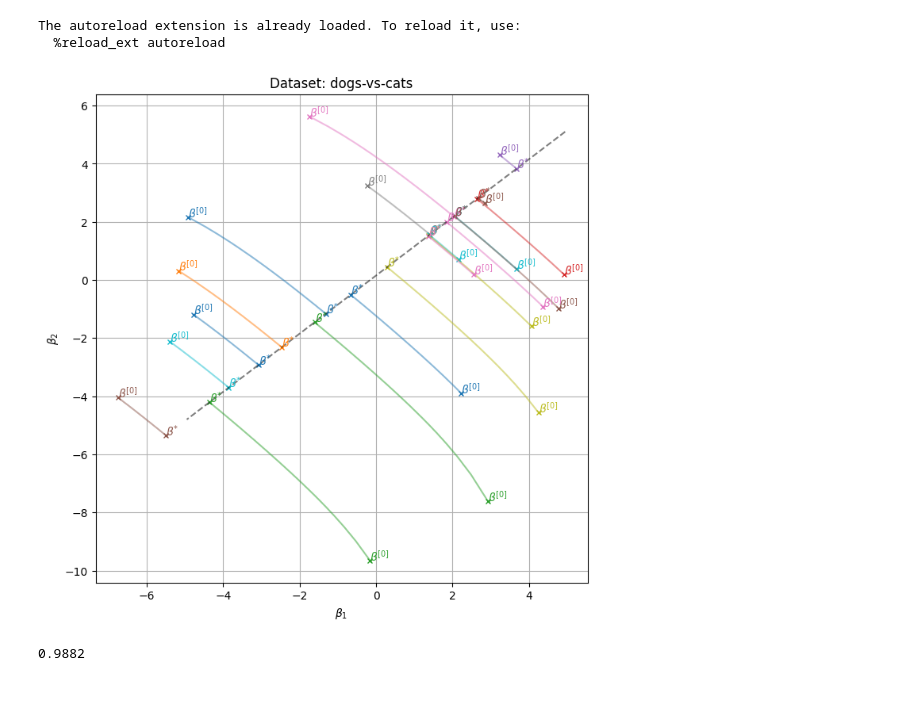
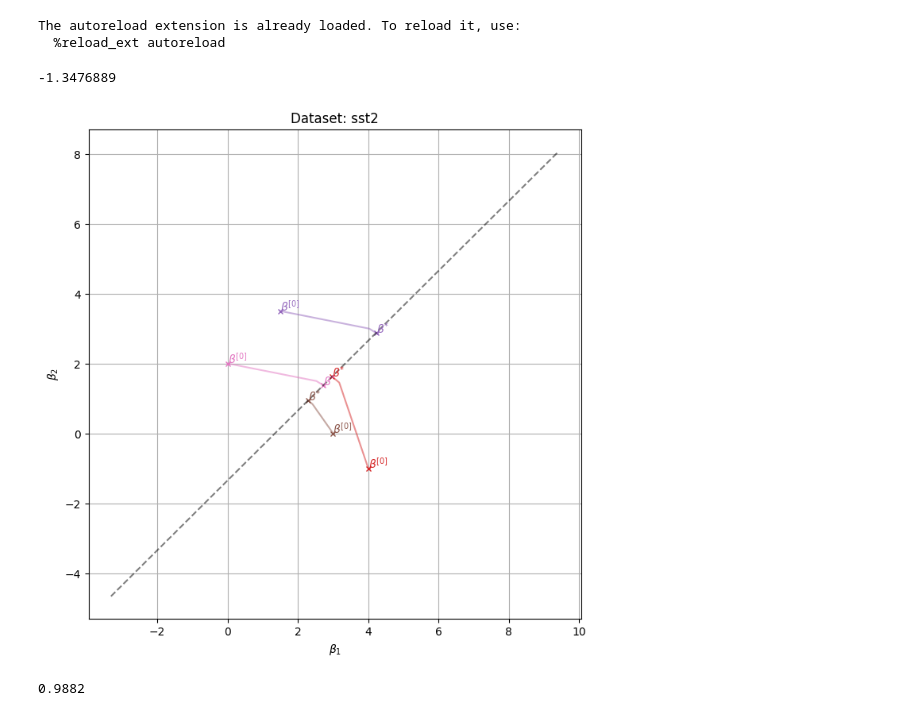
Before and after one commit to LautaroEst/sucpa-convergence, a Jupyter notebook: notebooks/plots.ipynb, the cells around one changed output. Drawn from its saved outputs; the diff is of its cells as text; code cells hidden in the pictures.

Commit message:
minor change in plot

```diff
--- a/notebooks/plots.ipynb
+++ b/notebooks/plots.ipynb
@@ -81,40 +81,40 @@ def plot_results(dataset, results_dirs, plot_gradient=False):
     limit_value = np.ceil(np.max(np.abs(beta_final)) + datamean.max() + 1)
     linepts = vv[0] * np.mgrid[-limit_value:limit_value:2j][:, np.newaxis]
     linepts += datamean
+    print(datamean[1] - datamean[0]/vv[0][0] * vv[0][1])
 
     # Plot the fitted line
     if num_classes == 2:
         ax.plot(linepts[:,0], linepts[:,1], linestyle='--', color='black', alpha=0.5)
     elif num_classes == 3:
         ax.plot(linepts[:,0], linepts[:,1], linepts[:,2], linestyle='--', color='black', alpha=0.5)
 
     if num_classes == 2:
         ax.set_xlabel(r"$\beta_1$")
         ax.set_ylabel(r"$\beta_2$")
     elif num_classes == 3:
         ax.set_xlabel(r"$\beta_1$")
         ax.set_ylabel(r"$\beta_2$")
         ax.set_zlabel(r"$\beta_3$")
 
     ax.set_title(f"Dataset: {dataset}")
     ax.grid(True)
 
     return fig, ax
 
 
-# dataset = "sst2"
+dataset = "sst2"
 # dataset = "mnli"
-dataset = "dogs-vs-cats"
+# dataset = "dogs-vs-cats"
 
 fig, ax = plot_results(
     dataset=dataset,
     results_dirs=os.listdir(f"../results/dataset={dataset}/"),
     plot_gradient=False
 )
-ax.set_xlim([-0.3, 0.5])
-ax.set_ylim([-0.5, 0.2])
 # %% [output]
+-1.3476889
-[figure, old version]
+[figure, new version]
 # %%
 logits = np.load("../data/dogs-vs-cats/test_logits.npy")
 labels = np.load("../data/dogs-vs-cats/test_labels.npy")
```
